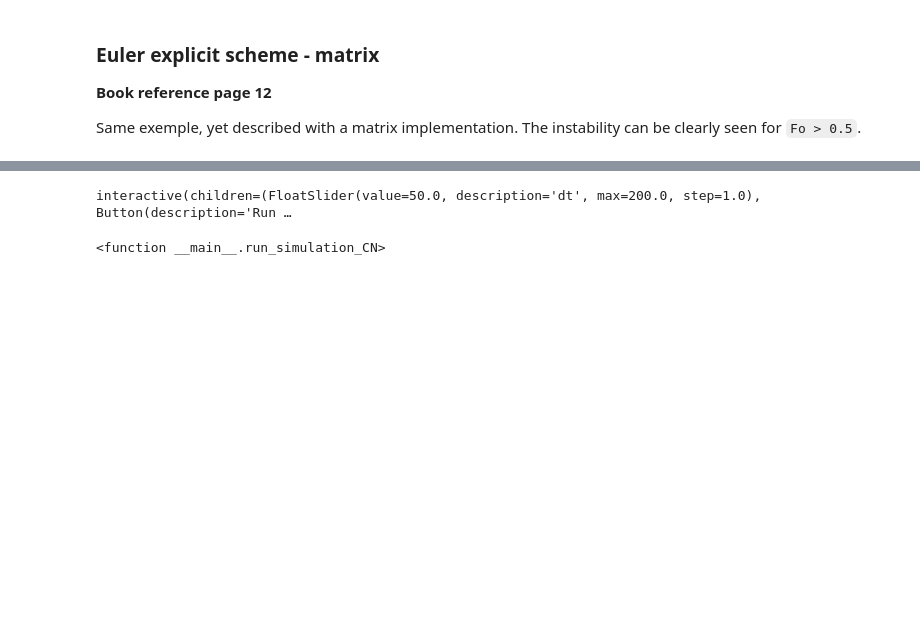
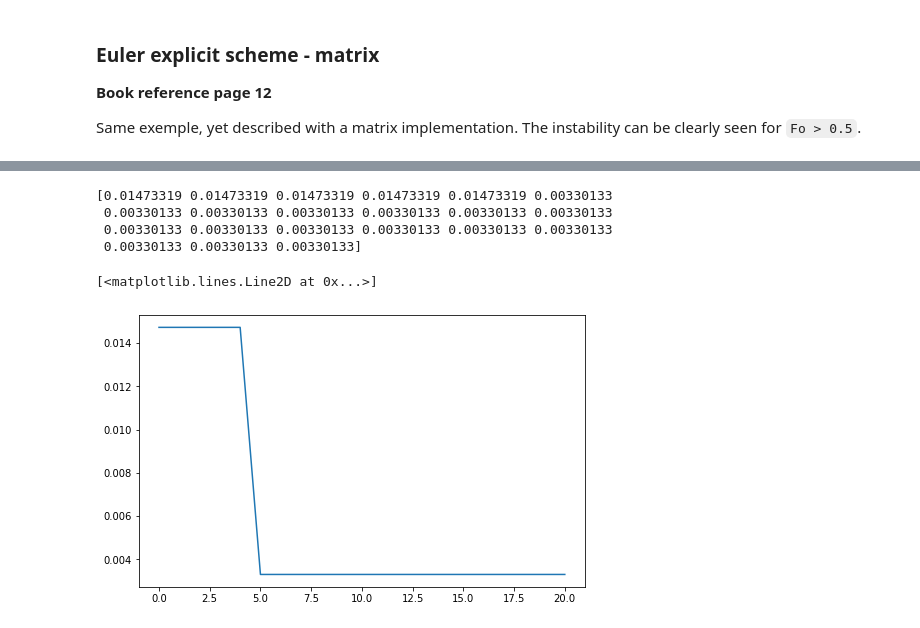
Before and after one commit to eddes/buildingphysics, a Jupyter notebook: notebooks/chapter_1/Euler_and_CN_schemes.ipynb, the cells around one changed output, grey strips where cells are left out. Drawn from its saved outputs; the diff is of its cells as text; code cells hidden in the pictures; blank space fills up the shorter version.

```diff
--- a/notebooks/chapter_1/Euler_and_CN_schemes.ipynb
+++ b/notebooks/chapter_1/Euler_and_CN_schemes.ipynb
@@ -160,19 +268,4 @@ Euler’s explicit scheme has the advantage of simplicity and straightforward im
 # %%
-# function for Crank-Nicolson's scheme
-def fc_CN(Tp,T,K,beta):
-	return  Tp -T - beta*np.dot(K,T) - beta*np.dot(K,Tp)
-
-beta=0.5
-n_solid=19
-n=n_solid+2
-t=0
-hours=4
-sim_time=hours*3600
-dt=50
-
-L_tot=0.9 # m
-dx=L_tot/(n_solid) # m
-x_pos=np.arange(0,L_tot+2*dx,dx)
 
 # material 1 and 2 (1 = on the side of i=0)
 lambda1,rho1,Cp1 =1.6,2200,1100 # 8.1*1e-7
@@ -193,63 +286,46 @@ FoBi_e=dt/(dx*rho2*Cp1)*np.power((1/he+dx/lambda2/2),-1)
 
 
 Fo=np.zeros(n)
-L_layer1= 3*L_tot/4 + 0.003 # add epsilon to avoid falling straight on a node
 
-# for the interface property
-x_interface=L_tot-L_layer1
-i_interface=int(x_interface/dx)
+
 dx1=max(i_interface*dx-x_interface,x_interface-i_interface*dx)
 dx2=dx-dx1
+
+
 # lambda_eq at the interface
 k_eq=1/(dx1/lambda1+dx2/lambda2)
 # Fo_eq
 Fo_eq=dt*k_eq/(rho1*Cp1*dx**2)
 
 # let's build the conductivity matrix
 K=np.eye(n,n,k=-1)*1 + np.eye(n,n)*-2+ np.eye(n,n,k=1)*1
 K[0,0],K[0,1],K[-1,-1],K[-1,-2]=0,0,0,0 # ghost lines for BC
 
 coeffs_Fo=np.ones(len(T))
 coeffs_Fo[0:i_interface+1]=Fo1 # prepare the upper part of the matrix
 coeffs_Fo[i_interface+1:]=Fo2 # ... the lower part of the matrix
+
+print(coeffs_Fo)
+
 K=coeffs_Fo*K
 # diagonal terms around interface
 K[i_interface,i_interface]=-(Fo1+Fo_eq)
 K[i_interface+1,i_interface+1]=-(Fo2+Fo_eq)
 # sub and supra diag terms around interface
 K[i_interface,i_interface+1]=Fo_eq
 K[i_interface+1,i_interface]=Fo_eq
 # exchange with air
 K[1,0]=FoBi_i
 K[1,1]=-FoBi_i-Fo1
 # exchange with air
 K[-2,-1]=FoBi_e
 K[-2,-2]=-FoBi_e-Fo2
 
-def run_simulation_CN(dt):
-  Tmin=-5
-  Tmax=20
-  T_init=Tmin #0.5*(Tmin+Tmax)
-  T=np.ones(n)*T_init
-  T[0]=Tmin
-
-  T[n-1]=Tmax
-  t=0
-  while t < sim_time:
-    T_plus = fsolve(fc_CN, T, args=(T,K,beta))
-    T = T_plus
-    t+=dt
-
-  plt.xlabel("x position [m]")
-  plt.ylabel("Temperature [°C]")
-  plt.plot(x_pos, T, 'o-', alpha=0.65,label='crank-nicolson')
-  plt.legend()
-  plt.arrow(L_layer1,Tmin,0,abs(Tmax-Tmin))
-
-# Creating an interactive graph based on IPython Widgets
-interact_manual(run_simulation_CN, dt = widgets.FloatSlider(value=50,    min=0,
-                                                max=200,
-                                                step=1))
+plt.plot(coeffs_Fo)
 # %% [output]
-interactive(children=(FloatSlider(value=50.0, description='dt', max=200.0, step=1.0), Button(description='Run …
+[0.01473319 0.01473319 0.01473319 0.01473319 0.01473319 0.00330133
+ 0.00330133 0.00330133 0.00330133 0.00330133 0.00330133 0.00330133
+ 0.00330133 0.00330133 0.00330133 0.00330133 0.00330133 0.00330133
+ 0.00330133 0.00330133 0.00330133]
-<function __main__.run_simulation_CN>
+[<matplotlib.lines.Line2D at 0x...>]
+[figure, added]
```
Also changed, not shown: parts of 20 cells of this notebook.
